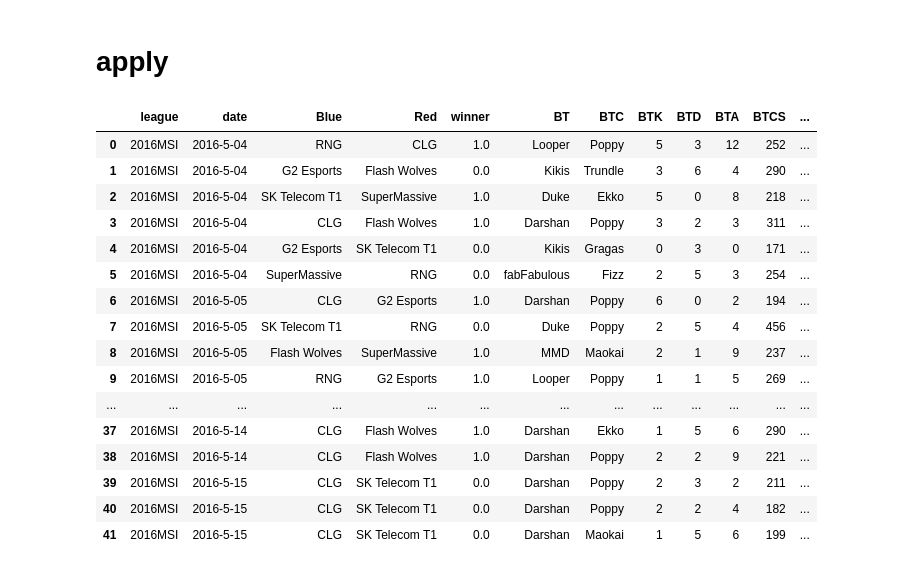
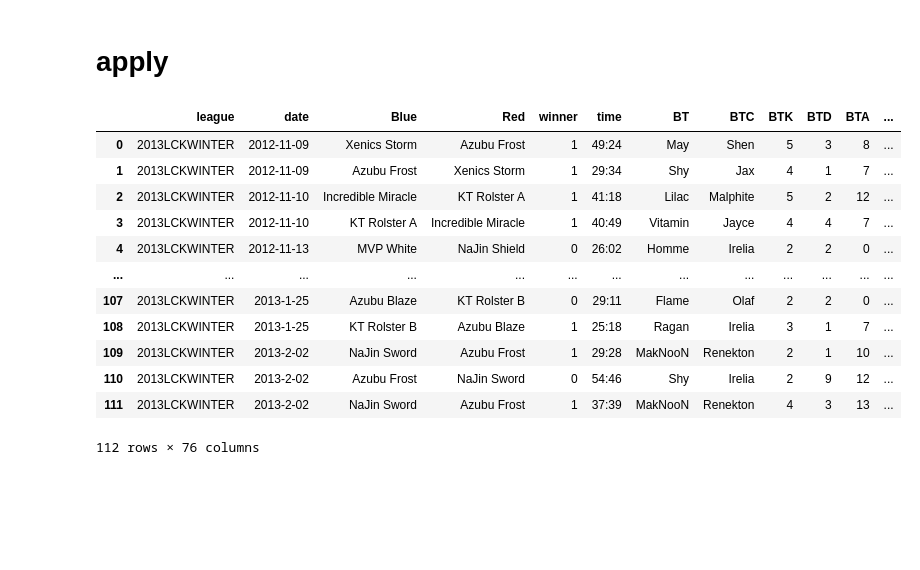
Before and after one commit to snaiws/Project-2, a Jupyter notebook: khajiit_lol_league.ipynb, the cells around one changed output. Cells and saved outputs as stored; diff of their text form; code cells hidden in the pictures; blank space fills up the shorter version.

```diff
--- a/khajiit_lol_league.ipynb
+++ b/khajiit_lol_league.ipynb
@@ -344,20 +327,24 @@ df1.to_csv(f'{league}.csv', index=False)
 # %%
-league='2019RiftRivals'
+league='2013LCKWINTER'
 
+url=[
+'https://lol.fandom.com/wiki/Champions/2013_Season/Winter/Scoreboards'
+,
+'https://lol.fandom.com/wiki/Champions/2013_Season/Winter/Scoreboards/Group_B'
+,
+'https://lol.fandom.com/wiki/Champions/2013_Season/Winter/Scoreboards/Interleague'
+,
+'https://lol.fandom.com/wiki/Champions/2013_Season/Winter/Scoreboards/Playoffs'
+,
+'https://lol.fandom.com/wiki/Champions/2013_Season/Winter/Scoreboards/Semis_R2_and_Finals'
+]
 
-url1='https://lol.fandom.com/wiki/Rift_Rivals_2019/LCK-LPL-LMS-VCS/Scoreboards'
-url2='https://lol.fandom.com/wiki/Rift_Rivals_2019/LCK-LPL-LMS-VCS/Scoreboards/Bracket_Stage'
-url3='https://lol.fandom.com/wiki/Rift_Rivals_2019/NA-EU/Scoreboards'
-url4='https://lol.fandom.com/wiki/Rift_Rivals_2019/NA-EU/Scoreboards/Finals'
-df1=khajiit_1(url1,league)
-df2=khajiit_1(url2,league)
-df3=khajiit_1(url3,league)
-df4=khajiit_1(url4,league)
+df=khajiit_1(url[0],league)
+if len(url) > 1:
+  for i in range(len(url)-1):
+    df1=khajiit_1(url[i+1],league)
+    df=pd.concat([df,df1])
 
-df1=pd.concat([df1,df2])
-df1=pd.concat([df1,df3])
-df1=pd.concat([df1,df4])
-
-df1.reset_index(inplace=True)
-df1=df1.drop('index',axis=1)
-df1.to_csv(f'{league}.csv', index=False)
+df.reset_index(inplace=True)
+df=df.drop('index',axis=1)
+df.to_csv(f'{league}.csv', index=False)
@@ -369,3 +351,19 @@ df1.to_csv(f'{league}.csv', index=False)
+# %%
+df
+# %% [output]
+|  | league | date | Blue | Red | winner | time | BT | BTC | BTK | BTD | BTA | ... |
+| 0 | 2013LCKWINTER | 2012-11-09 | Xenics Storm | Azubu Frost | 1 | 49:24 | May | Shen | 5 | 3 | 8 | ... |
+| 1 | 2013LCKWINTER | 2012-11-09 | Azubu Frost | Xenics Storm | 1 | 29:34 | Shy | Jax | 4 | 1 | 7 | ... |
+| 2 | 2013LCKWINTER | 2012-11-10 | Incredible Miracle | KT Rolster A | 1 | 41:18 | Lilac | Malphite | 5 | 2 | 12 | ... |
+| 3 | 2013LCKWINTER | 2012-11-10 | KT Rolster A | Incredible Miracle | 1 | 40:49 | Vitamin | Jayce | 4 | 4 | 7 | ... |
+| 4 | 2013LCKWINTER | 2012-11-13 | MVP White | NaJin Shield | 0 | 26:02 | Homme | Irelia | 2 | 2 | 0 | ... |
+| ... | ... | ... | ... | ... | ... | ... | ... | ... | ... | ... | ... | ... |
+| 107 | 2013LCKWINTER | 2013-1-25 | Azubu Blaze | KT Rolster B | 0 | 29:11 | Flame | Olaf | 2 | 2 | 0 | ... |
+| 108 | 2013LCKWINTER | 2013-1-25 | KT Rolster B | Azubu Blaze | 1 | 25:18 | Ragan | Irelia | 3 | 1 | 7 | ... |
+| 109 | 2013LCKWINTER | 2013-2-02 | NaJin Sword | Azubu Frost | 1 | 29:28 | MakNooN | Renekton | 2 | 1 | 10 | ... |
+| 110 | 2013LCKWINTER | 2013-2-02 | Azubu Frost | NaJin Sword | 0 | 54:46 | Shy | Irelia | 2 | 9 | 12 | ... |
+| 111 | 2013LCKWINTER | 2013-2-02 | NaJin Sword | Azubu Frost | 1 | 37:39 | MakNooN | Renekton | 4 | 3 | 13 | ... |
+112 rows × 76 columns
 # %%
 #2016ckspring 3,4,7 오류
 #2019CKSPRING 2
@@ -376,23 +374,3 @@ df1.to_csv(f'{league}.csv', index=False)
 #https://lol.fandom.com/wiki/EU_Challenger_Series/2014_Season/Spring_Series_2/Scoreboards
 'https://lol.fandom.com/wiki/EU_Challenger_Series/2017_Season/Summer_Qualifiers/Scoreboards'
 #https://lol.fandom.com/wiki/European_Masters/2018_Season/Spring/Play-In/Scoreboards
-# %%
-df1
-# %% [output]
-|  | league | date | Blue | Red | winner | BT | BTC | BTK | BTD | BTA | BTCS | ... |
-| 0 | 2016MSI | 2016-5-04 | RNG | CLG | 1.0 | Looper | Poppy | 5 | 3 | 12 | 252 | ... |
-| 1 | 2016MSI | 2016-5-04 | G2 Esports | Flash Wolves | 0.0 | Kikis | Trundle | 3 | 6 | 4 | 290 | ... |
-| 2 | 2016MSI | 2016-5-04 | SK Telecom T1 | SuperMassive | 1.0 | Duke | Ekko | 5 | 0 | 8 | 218 | ... |
-| 3 | 2016MSI | 2016-5-04 | CLG | Flash Wolves | 1.0 | Darshan | Poppy | 3 | 2 | 3 | 311 | ... |
-| 4 | 2016MSI | 2016-5-04 | G2 Esports | SK Telecom T1 | 0.0 | Kikis | Gragas | 0 | 3 | 0 | 171 | ... |
-| 5 | 2016MSI | 2016-5-04 | SuperMassive | RNG | 0.0 | fabFabulous | Fizz | 2 | 5 | 3 | 254 | ... |
-| 6 | 2016MSI | 2016-5-05 | CLG | G2 Esports | 1.0 | Darshan | Poppy | 6 | 0 | 2 | 194 | ... |
-| 7 | 2016MSI | 2016-5-05 | SK Telecom T1 | RNG | 0.0 | Duke | Poppy | 2 | 5 | 4 | 456 | ... |
-| 8 | 2016MSI | 2016-5-05 | Flash Wolves | SuperMassive | 1.0 | MMD | Maokai | 2 | 1 | 9 | 237 | ... |
-| 9 | 2016MSI | 2016-5-05 | RNG | G2 Esports | 1.0 | Looper | Poppy | 1 | 1 | 5 | 269 | ... |
-| ... | ... | ... | ... | ... | ... | ... | ... | ... | ... | ... | ... | ... |
-| 37 | 2016MSI | 2016-5-14 | CLG | Flash Wolves | 1.0 | Darshan | Ekko | 1 | 5 | 6 | 290 | ... |
-| 38 | 2016MSI | 2016-5-14 | CLG | Flash Wolves | 1.0 | Darshan | Poppy | 2 | 2 | 9 | 221 | ... |
-| 39 | 2016MSI | 2016-5-15 | CLG | SK Telecom T1 | 0.0 | Darshan | Poppy | 2 | 3 | 2 | 211 | ... |
-| 40 | 2016MSI | 2016-5-15 | CLG | SK Telecom T1 | 0.0 | Darshan | Poppy | 2 | 2 | 4 | 182 | ... |
-| 41 | 2016MSI | 2016-5-15 | CLG | SK Telecom T1 | 0.0 | Darshan | Maokai | 1 | 5 | 6 | 199 | ... |
```
Also changed, not shown: parts of 3 cells of this notebook.
